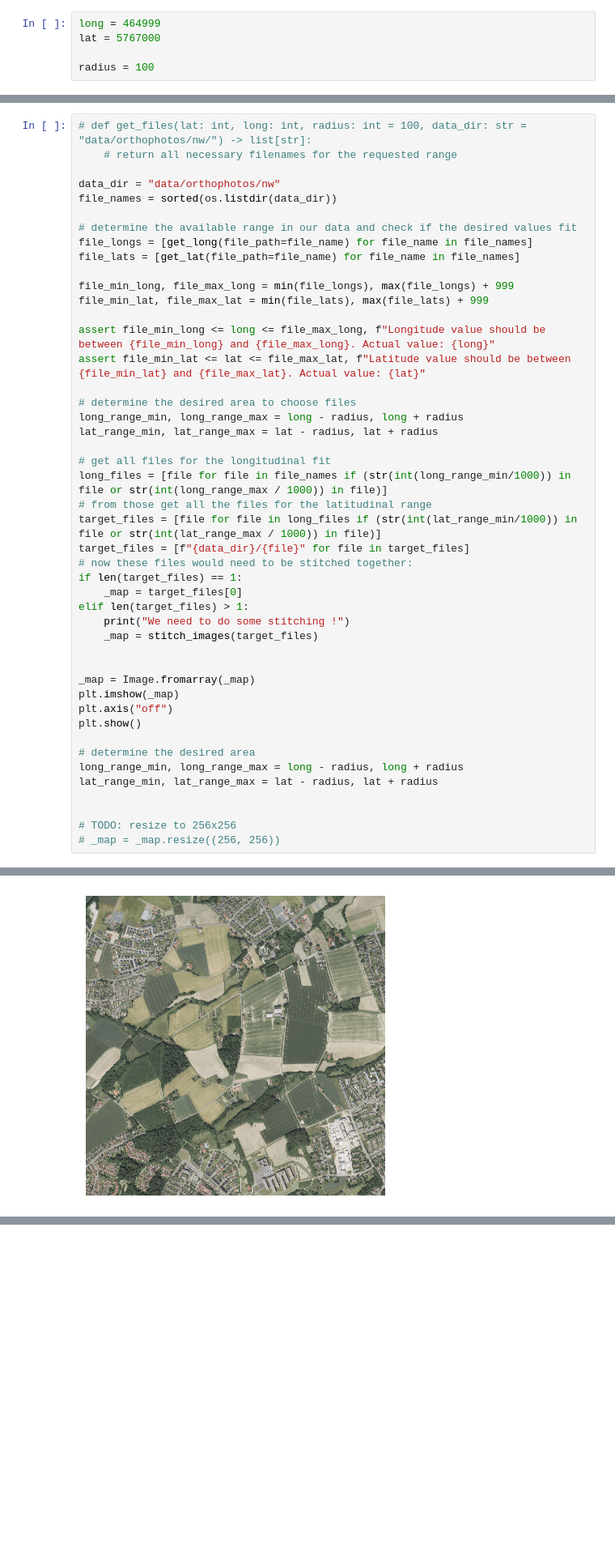
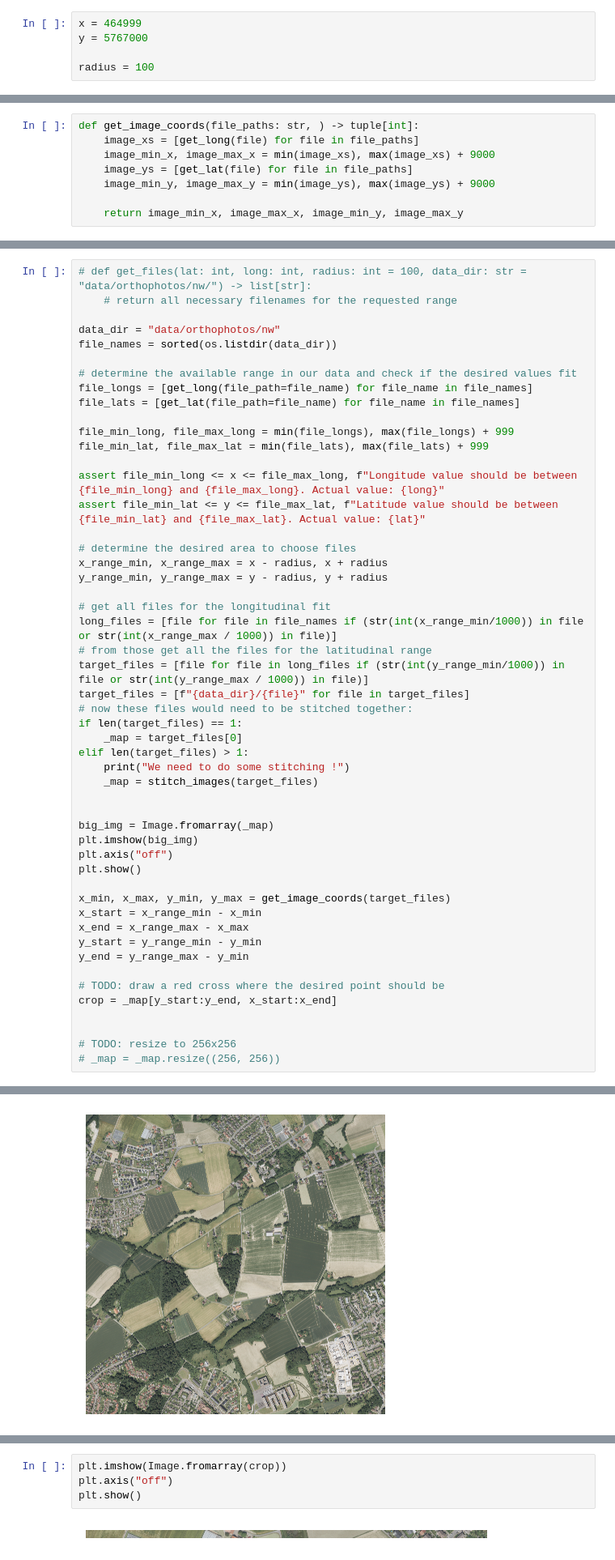
Before and after one commit to krispypancakes/OrthoStitch, a Jupyter notebook: baseline.ipynb, the cells around one changed output, grey strips where cells are left out. Shown at 81% size. Drawn from its saved outputs; the diff is of its cells as text; blank space fills up the shorter version.

```diff
--- a/baseline.ipynb
+++ b/baseline.ipynb
@@ -10,8 +10,8 @@ from typing import List
 from time import time
 from utils import get_long, get_lat, load_img
 # %%
-long = 464999
-lat = 5767000
+x = 464999
+y = 5767000
 
 radius = 100
 # %%
@@ -38,6 +38,14 @@ def stitch_images(file_paths: List[str]) -> np.ndarray:
         _map = np.concatenate((map_list[0], map_list[1]), axis=1)
         return _map
     return map_list[0]
+# %%
+def get_image_coords(file_paths: str, ) -> tuple[int]:
+    image_xs = [get_long(file) for file in file_paths]
+    image_min_x, image_max_x = min(image_xs), max(image_xs) + 9000
+    image_ys = [get_lat(file) for file in file_paths]
+    image_min_y, image_max_y = min(image_ys), max(image_ys) + 9000
+
+    return image_min_x, image_max_x, image_min_y, image_max_y
 # %%
 def crop_and_resize(image: np.ndarray, radius: int) -> Image:
     pass
@@ -55,17 +63,17 @@ file_lats = [get_lat(file_path=file_name) for file_name in file_names]
 file_min_long, file_max_long = min(file_longs), max(file_longs) + 999
 file_min_lat, file_max_lat = min(file_lats), max(file_lats) + 999
 
-assert file_min_long <= long <= file_max_long, f"Longitude value should be between {file_min_long} and {file_max_long}. Actual value: {long}"
-assert file_min_lat <= lat <= file_max_lat, f"Latitude value should be between {file_min_lat} and {file_max_lat}. Actual value: {lat}"
+assert file_min_long <= x <= file_max_long, f"Longitude value should be between {file_min_long} and {file_max_long}. Actual value: {long}"
+assert file_min_lat <= y <= file_max_lat, f"Latitude value should be between {file_min_lat} and {file_max_lat}. Actual value: {lat}"
 
 # determine the desired area to choose files
-long_range_min, long_range_max = long - radius, long + radius
-lat_range_min, lat_range_max = lat - radius, lat + radius
+x_range_min, x_range_max = x - radius, x + radius
+y_range_min, y_range_max = y - radius, y + radius
 
 # get all files for the longitudinal fit
-long_files = [file for file in file_names if (str(int(long_range_min/1000)) in file or str(int(long_range_max / 1000)) in file)]
+long_files = [file for file in file_names if (str(int(x_range_min/1000)) in file or str(int(x_range_max / 1000)) in file)]
 # from those get all the files for the latitudinal range
-target_files = [file for file in long_files if (str(int(lat_range_min/1000)) in file or str(int(lat_range_max / 1000)) in file)]
+target_files = [file for file in long_files if (str(int(y_range_min/1000)) in file or str(int(y_range_max / 1000)) in file)]
 target_files = [f"{data_dir}/{file}" for file in target_files]
 # now these files would need to be stitched together:
 if len(target_files) == 1:
@@ -75,14 +83,19 @@ elif len(target_files) > 1:
     _map = stitch_images(target_files)
 
 
-_map = Image.fromarray(_map)
-plt.imshow(_map)
+big_img = Image.fromarray(_map)
+plt.imshow(big_img)
 plt.axis("off")
 plt.show()
 
-# determine the desired area
-long_range_min, long_range_max = long - radius, long + radius
-lat_range_min, lat_range_max = lat - radius, lat + radius
+x_min, x_max, y_min, y_max = get_image_coords(target_files)
+x_start = x_range_min - x_min
+x_end = x_range_max - x_max
+y_start = y_range_min - y_min
+y_end = y_range_max - y_min
+
+# TODO: draw a red cross where the desired point should be
+crop = _map[y_start:y_end, x_start:x_end]
 
 
 # TODO: resize to 256x256
@@ -100,0 +112,6 @@ x_coords = long_range_min - image_min_long
+# %%
+plt.imshow(Image.fromarray(crop))
+plt.axis("off")
+plt.show()
+# %% [output]
+[figure, added]
```
Also changed, not shown: parts of 2 cells of this notebook.
